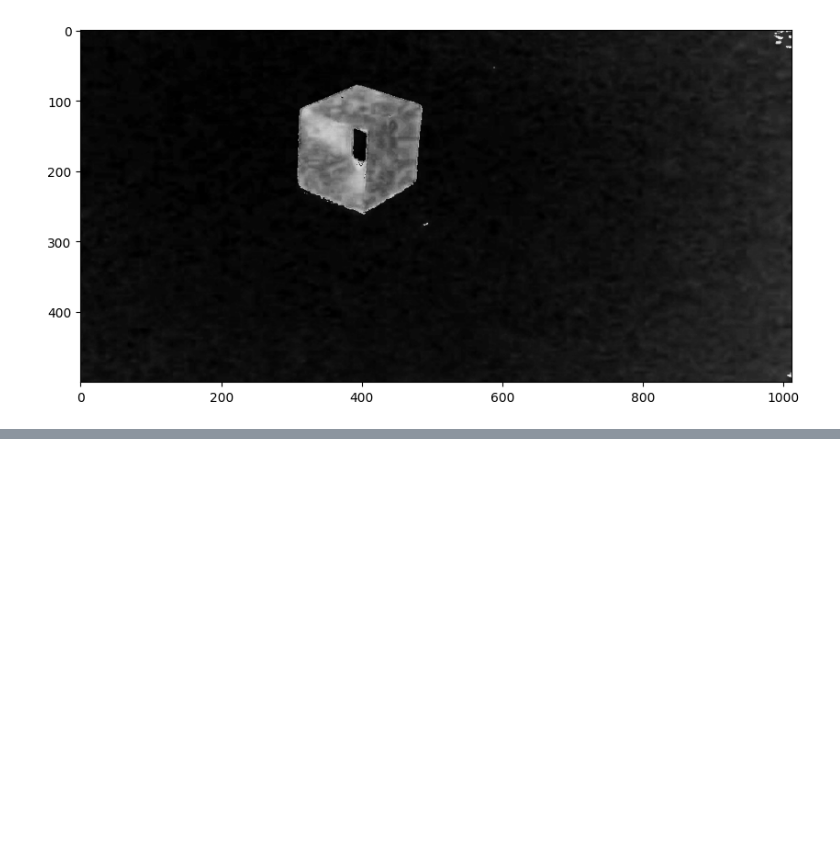
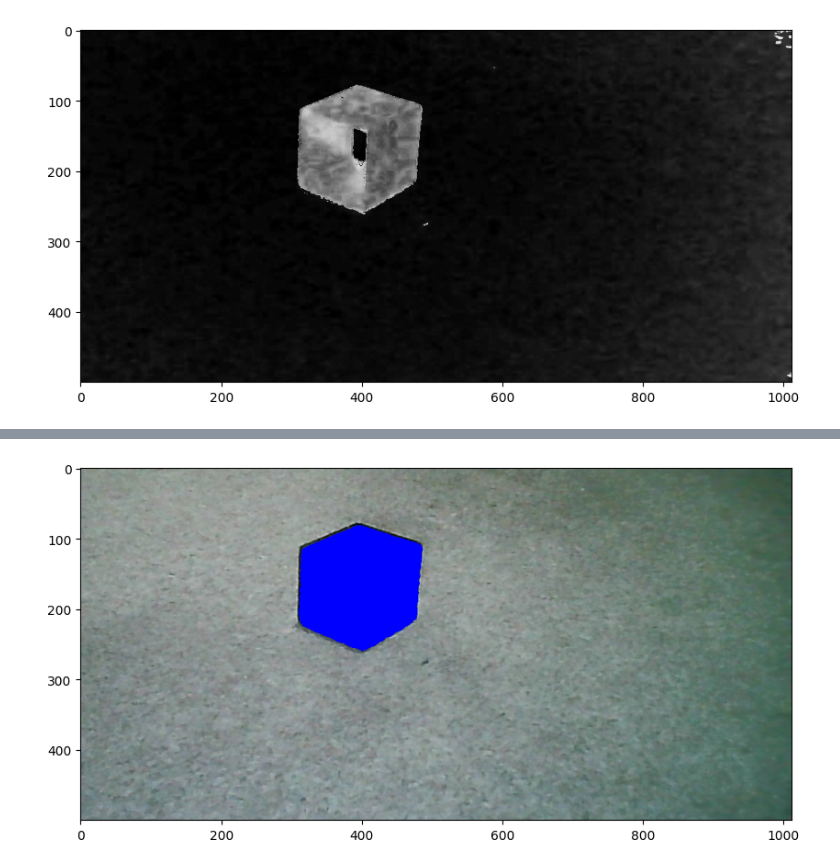
Before and after one commit to 97hackbrian/Seeker_ComputerVision, a Jupyter notebook: notebooks/data_acquisition.ipynb, the cells around one changed output, grey strips where cells are left out. Saved outputs shown, nothing was run; the diff lists cells and outputs as text; code cells hidden in the pictures; blank space fills up the shorter version.

```diff
--- a/notebooks/data_acquisition.ipynb
+++ b/notebooks/data_acquisition.ipynb
@@ -194,0 +227,7 @@ plt.show()
+# %%
+Contornos=draw(ImagenDilatation,frame)
+plt.figure(figsize=(10, 7))
+plt.imshow(Contornos)
+plt.show()
+# %% [output]
+[figure, added]
```
Also changed, not shown: parts of 4 cells of this notebook.
